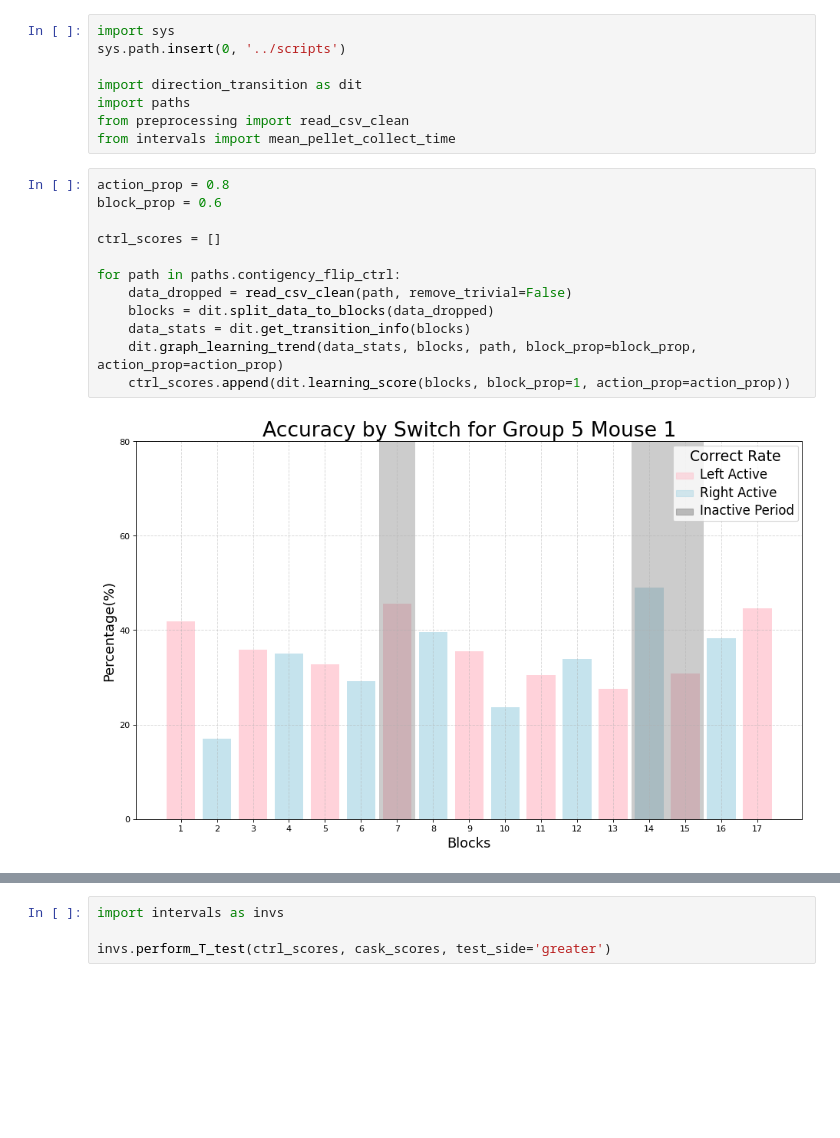
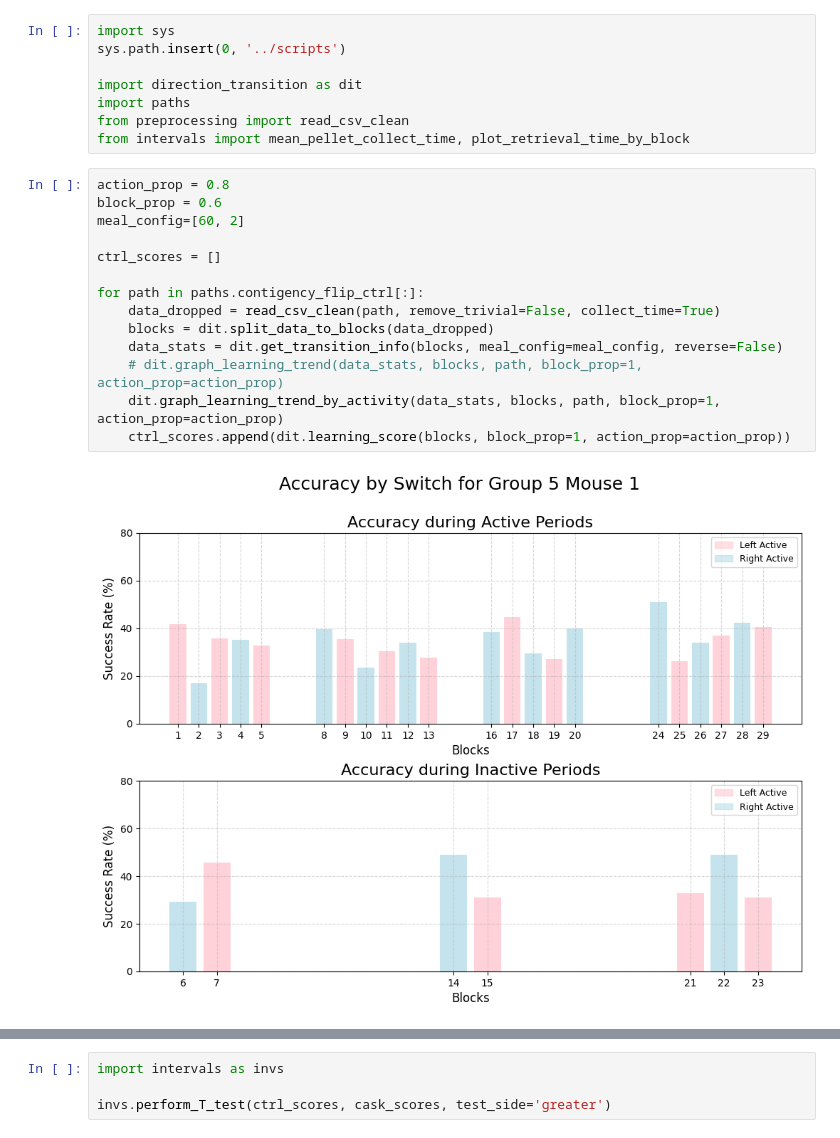
Before and after one commit to ftlabucsd/FEDUPP, a Jupyter notebook: CASK/CASK Rev learning.ipynb, the cells around one changed output, grey strips where cells are left out. Cells and saved outputs as stored; diff of their text form; blank space fills up the shorter version.

Commit message:
split (in)active data and retrieval time by blocks

```diff
--- a/CASK/CASK Rev learning.ipynb
+++ b/CASK/CASK Rev learning.ipynb
@@ -5,18 +5,20 @@ sys.path.insert(0, '../scripts')
 import direction_transition as dit
 import paths
 from preprocessing import read_csv_clean
-from intervals import mean_pellet_collect_time
+from intervals import mean_pellet_collect_time, plot_retrieval_time_by_block
 # %%
 action_prop = 0.8
 block_prop = 0.6
+meal_config=[60, 2]
 
 ctrl_scores = []
 
-for path in paths.contigency_flip_ctrl:
-    data_dropped = read_csv_clean(path, remove_trivial=False)
+for path in paths.contigency_flip_ctrl[:]:
+    data_dropped = read_csv_clean(path, remove_trivial=False, collect_time=True)
     blocks = dit.split_data_to_blocks(data_dropped)
-    data_stats = dit.get_transition_info(blocks)
-    dit.graph_learning_trend(data_stats, blocks, path, block_prop=block_prop, action_prop=action_prop)
+    data_stats = dit.get_transition_info(blocks, meal_config=meal_config, reverse=False)
+    # dit.graph_learning_trend(data_stats, blocks, path, block_prop=1, action_prop=action_prop)
+    dit.graph_learning_trend_by_activity(data_stats, blocks, path, block_prop=1, action_prop=action_prop)
     ctrl_scores.append(dit.learning_score(blocks, block_prop=1, action_prop=action_prop))
 # %% [output]
-[figure, old version]
+[figure, new version]
```
Also changed, not shown: parts of 10 cells of this notebook, 9 other files.
